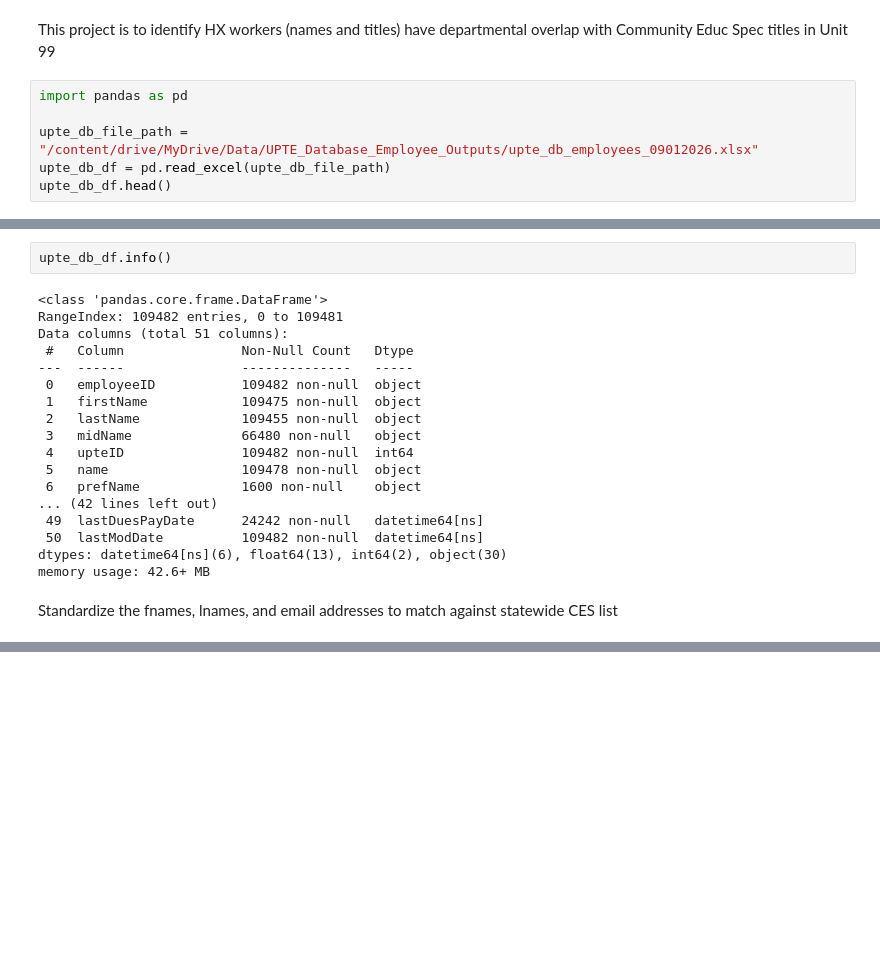
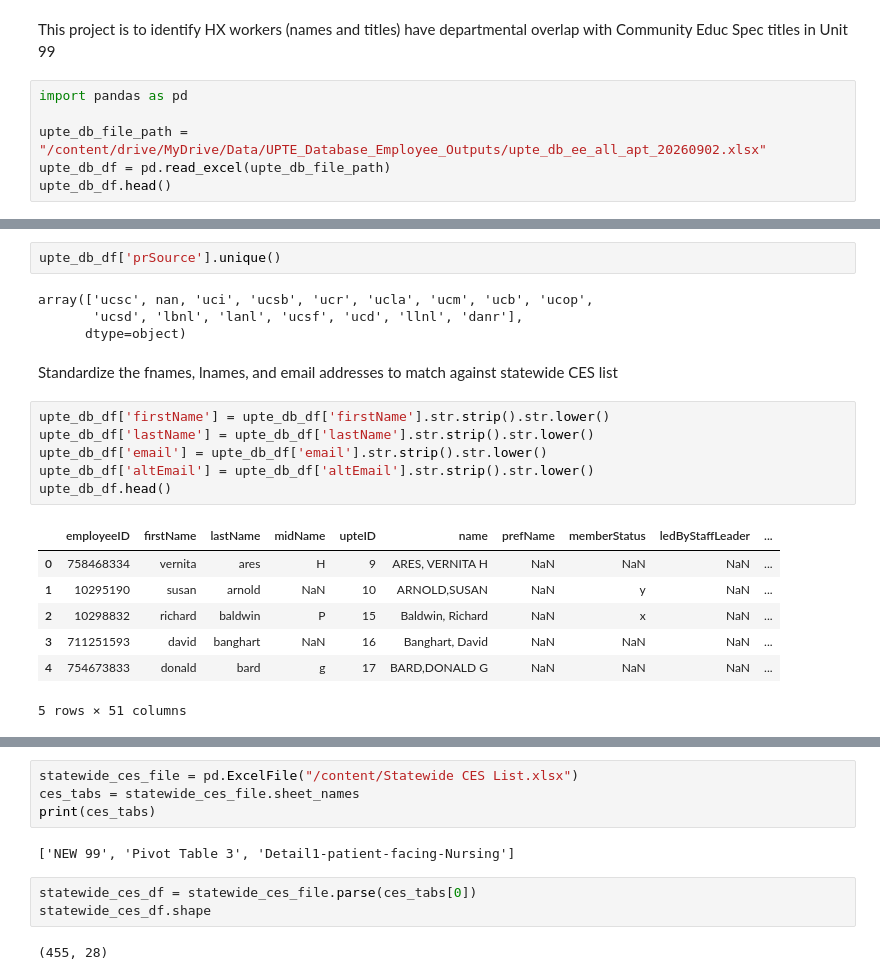
Before and after one commit to tougheye/Data_processing, a Jupyter notebook: CES_membership_upte.ipynb, the cells around one changed output, grey strips where cells are left out. Saved outputs shown, nothing was run; the diff lists cells and outputs as text; blank space fills up the shorter version.

```diff
--- a/CES_membership_upte.ipynb
+++ b/CES_membership_upte.ipynb
@@ -5,7 +5,7 @@ This project is to identify HX workers (names and titles) have departmental over
 # %%
 import pandas as pd
 
-upte_db_file_path = "/content/drive/MyDrive/Data/UPTE_Database_Employee_Outputs/upte_db_employees_09012026.xlsx"
+upte_db_file_path = "/content/drive/MyDrive/Data/UPTE_Database_Employee_Outputs/upte_db_ee_all_apt_20260902.xlsx"
 upte_db_df = pd.read_excel(upte_db_file_path)
 upte_db_df.head()
 # %% [output]
@@ -19,22 +20,22 @@ upte_db_df.head()
-# %%
-upte_db_df.info()
-# %% [output]
-<class 'pandas.core.frame.DataFrame'>
-RangeIndex: 109482 entries, 0 to 109481
-Data columns (total 51 columns):
- #   Column               Non-Null Count   Dtype
----  ------               --------------   -----
- 0   employeeID           109482 non-null  object
- 1   firstName            109475 non-null  object
- 2   lastName             109455 non-null  object
- 3   midName              66480 non-null   object
- 4   upteID               109482 non-null  int64
- 5   name                 109478 non-null  object
- 6   prefName             1600 non-null    object
-... (42 lines left out)
- 49  lastDuesPayDate      24242 non-null   datetime64[ns]
- 50  lastModDate          109482 non-null  datetime64[ns]
-dtypes: datetime64[ns](6), float64(13), int64(2), object(30)
-memory usage: 42.6+ MB
+# %%
+upte_db_df['prSource'].unique()
+# %% [output]
+array(['ucsc', nan, 'uci', 'ucsb', 'ucr', 'ucla', 'ucm', 'ucb', 'ucop',
+       'ucsd', 'lbnl', 'lanl', 'ucsf', 'ucd', 'llnl', 'danr'],
+      dtype=object)
 # %% [markdown]
 Standardize the fnames, lnames, and email addresses to match against statewide CES list
+# %%
+upte_db_df['firstName'] = upte_db_df['firstName'].str.strip().str.lower()
+upte_db_df['lastName'] = upte_db_df['lastName'].str.strip().str.lower()
+upte_db_df['email'] = upte_db_df['email'].str.strip().str.lower()
+upte_db_df['altEmail'] = upte_db_df['altEmail'].str.strip().str.lower()
+upte_db_df.head()
+# %% [output]
+|  | employeeID | firstName | lastName | midName | upteID | name | prefName | memberStatus | ledByStaffLeader | ... |
+| 0 | 758468334 | vernita | ares | H | 9 | ARES, VERNITA H | NaN | NaN | NaN | ... |
+| 1 | 10295190 | susan | arnold | NaN | 10 | ARNOLD,SUSAN | NaN | y | NaN | ... |
+| 2 | 10298832 | richard | baldwin | P | 15 | Baldwin, Richard | NaN | x | NaN | ... |
+| 3 | 711251593 | david | banghart | NaN | 16 | Banghart, David | NaN | NaN | NaN | ... |
+| 4 | 754673833 | donald | bard | g | 17 | BARD,DONALD G | NaN | NaN | NaN | ... |
+5 rows × 51 columns
@@ -40,0 +43,11 @@ Standardize the fnames, lnames, and email addresses to match against statewide C
+# %%
+statewide_ces_file = pd.ExcelFile("/content/Statewide CES List.xlsx")
+ces_tabs = statewide_ces_file.sheet_names
+print(ces_tabs)
+# %% [output]
+['NEW 99', 'Pivot Table 3', 'Detail1-patient-facing-Nursing']
+# %%
+statewide_ces_df = statewide_ces_file.parse(ces_tabs[0])
+statewide_ces_df.shape
+# %% [output]
+(455, 28)
```
Also changed, not shown: parts of 8 cells of this notebook.
